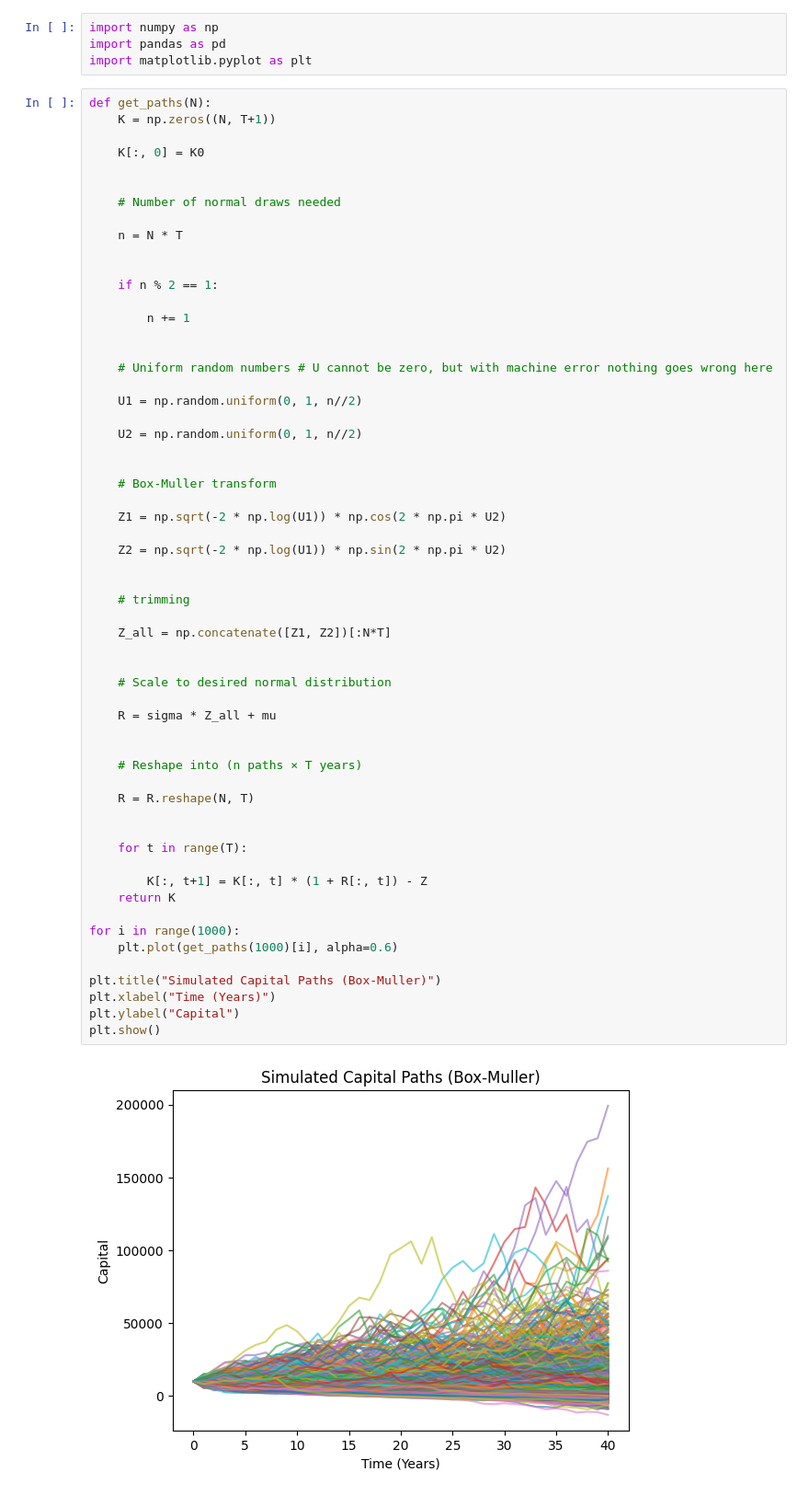
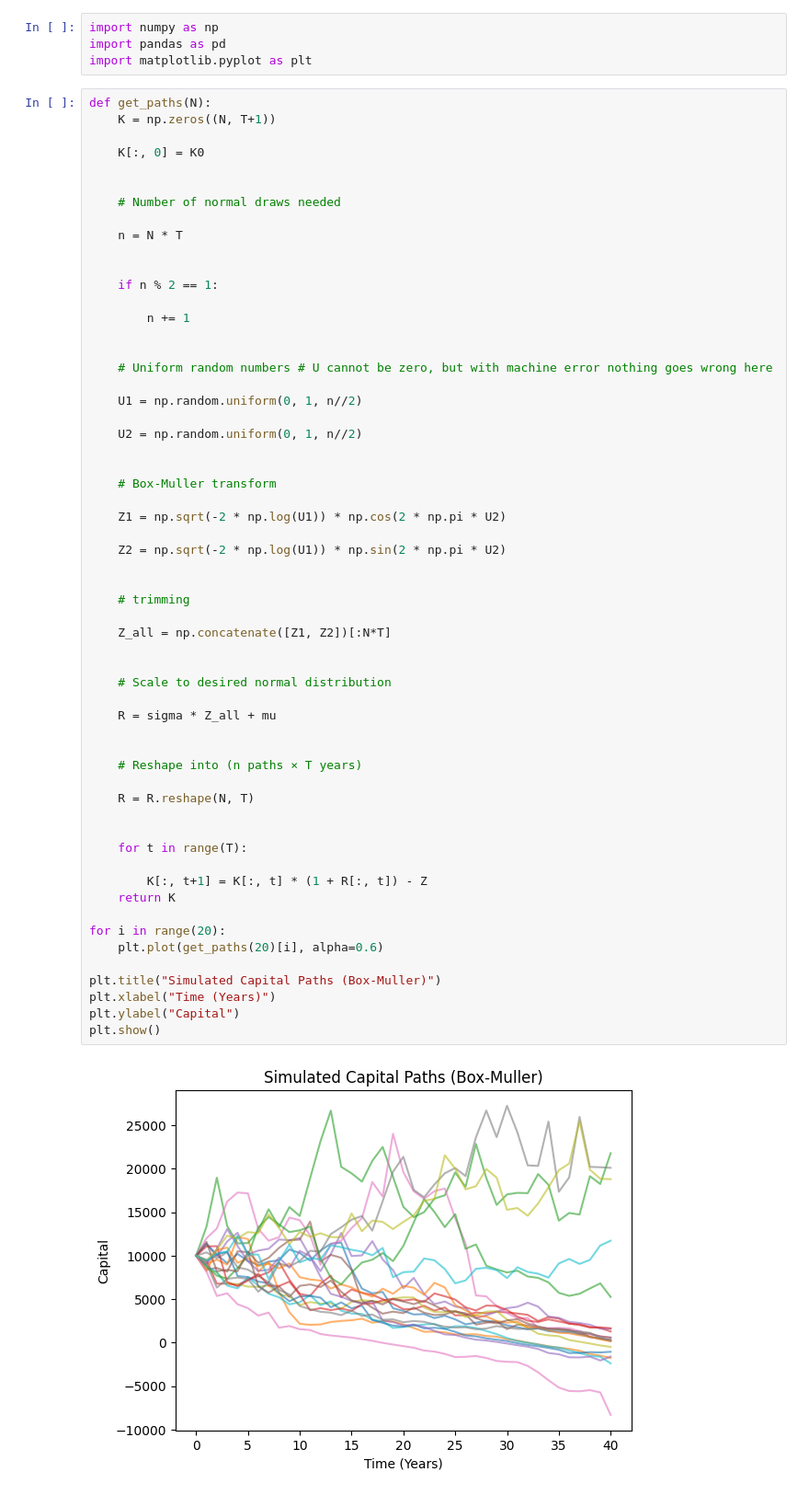
Before and after one commit to tim901225pn-ui/ConteCarlo, a Jupyter notebook: Untitled-1.ipynb, the cells around one changed output. Shown at 92% size. Drawn from its saved outputs; the diff is of its cells as text.

```diff
--- a/Untitled-1.ipynb
+++ b/Untitled-1.ipynb
@@ -38,35 +38,35 @@ def get_paths(N):
 
     Z2 = np.sqrt(-2 * np.log(U1)) * np.sin(2 * np.pi * U2)
 
 
     # trimming
 
     Z_all = np.concatenate([Z1, Z2])[:N*T]
 
 
     # Scale to desired normal distribution
 
     R = sigma * Z_all + mu
 
 
     # Reshape into (n paths × T years)
 
     R = R.reshape(N, T)
 
 
     for t in range(T):
 
         K[:, t+1] = K[:, t] * (1 + R[:, t]) - Z
     return K
 
-for i in range(1000):
-    plt.plot(get_paths(1000)[i], alpha=0.6)
+for i in range(20):
+    plt.plot(get_paths(20)[i], alpha=0.6)
 
 plt.title("Simulated Capital Paths (Box-Muller)")
 plt.xlabel("Time (Years)")
 plt.ylabel("Capital")
 plt.show()
 # %% [output]
-[figure, old version]
+[figure, new version]
 # %%
 step = 1
```
Also changed, not shown: parts of 1 cell of this notebook.
